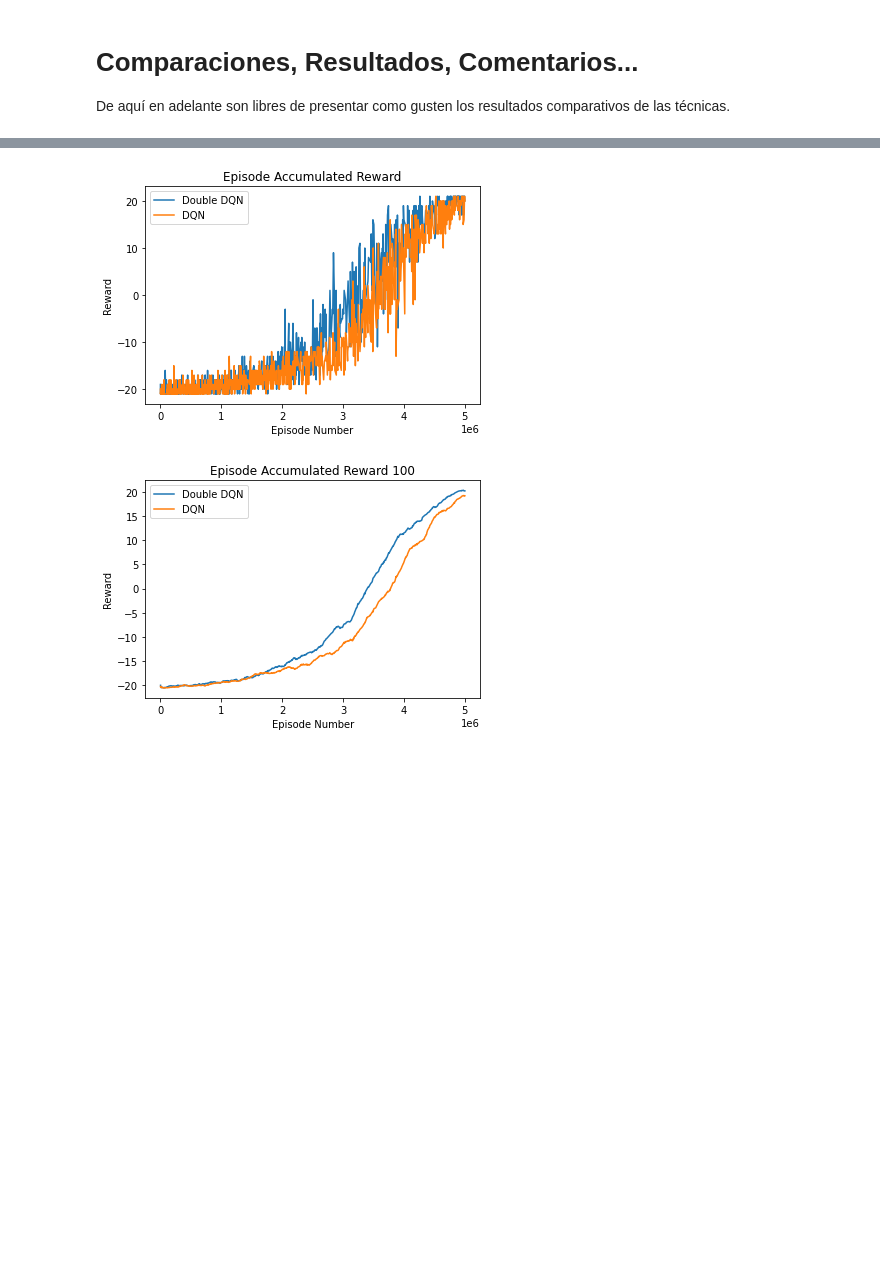
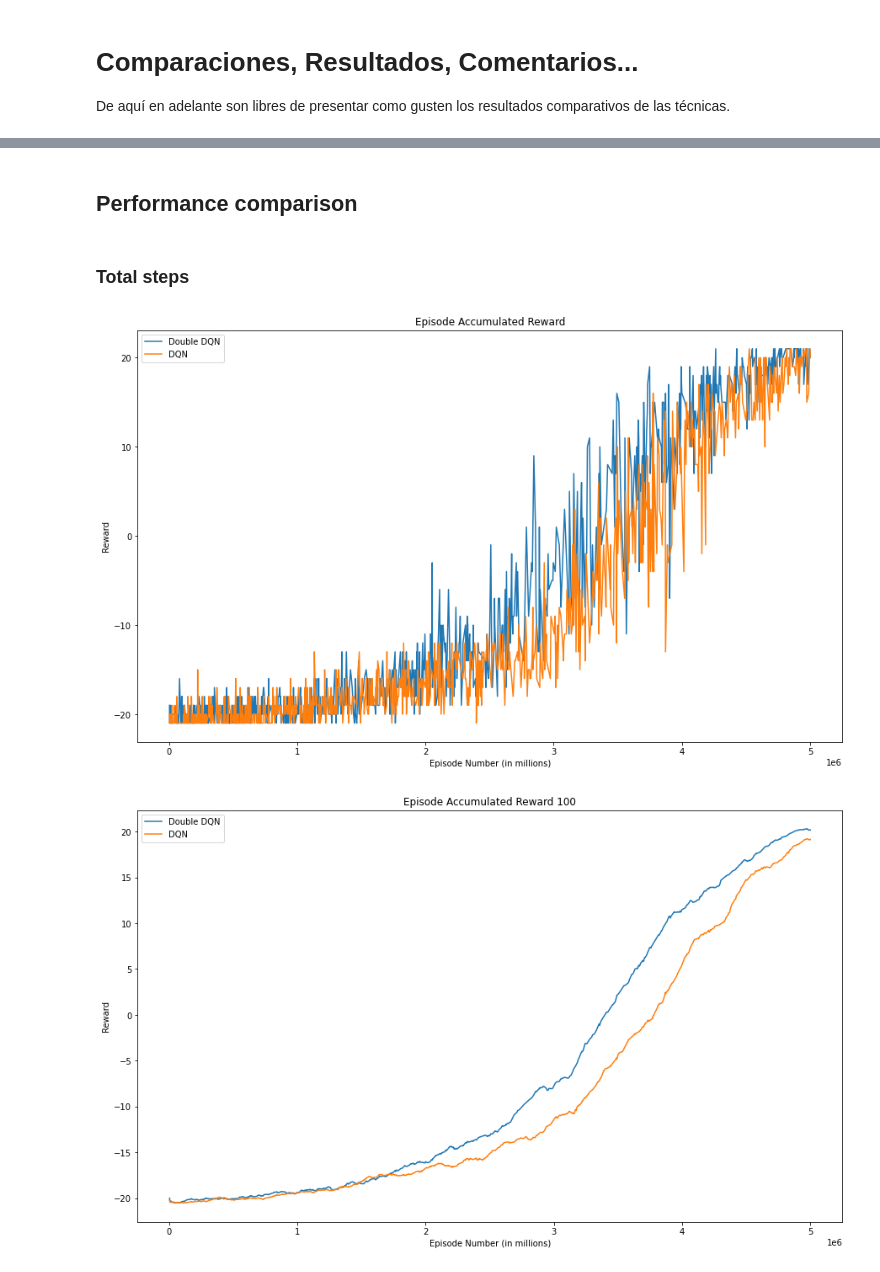
Before and after one commit to fededemo/ObligatorioTallerIA, a Jupyter notebook: Obligatorio_2022_Letra.ipynb, the cells around one changed output, grey strips where cells are left out. Drawn from its saved outputs; the diff is of its cells as text; code cells hidden in the pictures; blank space fills up the shorter version.

```diff
--- a/Obligatorio_2022_Letra.ipynb
+++ b/Obligatorio_2022_Letra.ipynb
@@ -382,13 +413,12 @@ De aquí en adelante son libres de presentar como gusten los resultados comparat
 '''
 Import data generated by Tensorboard
 '''
-
-dqn_reward = pd.merge(pd.read_csv('data/run-dqn_run-tag-reward.csv')[['Step','Value']],
+dqn_data = pd.merge(pd.read_csv('data/run-dqn_run-tag-reward.csv')[['Step','Value']],
     pd.read_csv('data/run-dqn_run-tag-reward_100.csv')[['Step','Value']].rename(columns={'Value':'Value_100'}),
     on='Step')
-dqn_double_reward = pd.merge(pd.read_csv('data/run-dqn_double_run-tag-reward.csv')[['Step','Value']],
-    pd.read_csv('data/run-dqn_double_run-tag-reward_100.csv')[['Step','Value']].rename(columns={'Value':'Value_100'}),
+
+dqn_data = pd.merge(dqn_data,
+    pd.read_csv('data/run-dqn_run-tag-epsilon.csv')[['Step','Value']].rename(columns={'Value':'Epsilon'}),
     on='Step')
-dqn_epsilon = pd.read_csv('data/run-dqn_run-tag-epsilon.csv')[['Step','Value']].rename(columns={'Value':'Epsilon'})
 
-dqn_double_epsilon = pd.read_csv('data/run-dqn_double_run-tag-epsilon.csv')[['Step','Value']].rename(columns={'Value':'Epsilon'})
+dqn_data.head(5)
@@ -394,0 +432,10 @@ dqn_double_epsilon = pd.read_csv('data/run-dqn_double_run-tag-epsilon.csv')[['St
+# %%
+dqn_double_data = pd.merge(pd.read_csv('data/run-dqn_double_run-tag-reward.csv')[['Step','Value']],
+    pd.read_csv('data/run-dqn_double_run-tag-reward_100.csv')[['Step','Value']].rename(columns={'Value':'Value_100'}),
+    on='Step')
+
+dqn_double_data = pd.merge(dqn_double_data,
+    pd.read_csv('data/run-dqn_double_run-tag-epsilon.csv')[['Step','Value']].rename(columns={'Value':'Epsilon'}),
+    on='Step')
+
+dqn_double_data.head(5)
@@ -395,34 +449,41 @@ dqn_double_epsilon = pd.read_csv('data/run-dqn_double_run-tag-epsilon.csv')[['St
+# %% [markdown]
+## Performance comparison
+# %% [markdown]
+### Total steps
 # %%
 # Plot Accumulated Reward
 
-plt.plot((dqn_double_reward['Step']), dqn_double_reward['Value'], label="Double DQN")
-plt.plot((dqn_reward['Step']), dqn_reward['Value'], label="DQN")
+plt.figure(figsize=(15,9))
+plt.plot((dqn_double_data['Step']), dqn_double_data['Value'], label="Double DQN")
+plt.plot((dqn_data['Step']), dqn_data['Value'], label="DQN")
 plt.title("Episode Accumulated Reward")
-plt.xlabel("Episode Number")
+plt.xlabel("Episode Number (in millions)")
 plt.ylabel("Reward")
 plt.legend()
 plt.show()
 
 # Plot Accumulated Reward_100
 
-plt.plot((dqn_double_reward['Step']), dqn_double_reward['Value_100'], label="Double DQN")
-plt.plot((dqn_reward['Step']), dqn_reward['Value_100'], label="DQN")
+plt.figure(figsize=(15,9))
+plt.plot((dqn_double_data['Step']), dqn_double_data['Value_100'], label="Double DQN")
+plt.plot((dqn_data['Step']), dqn_data['Value_100'], label="DQN")
 plt.title("Episode Accumulated Reward 100")
-plt.xlabel("Episode Number")
+plt.xlabel("Episode Number (in millions)")
 plt.ylabel("Reward")
 plt.legend()
 plt.show()
 
 
 # Plot Accumulated Epsilon
 
-plt.plot((dqn_double_epsilon['Step']), dqn_double_epsilon['Epsilon'], label="Double DQN")
-plt.plot((dqn_epsilon['Step']), dqn_epsilon['Epsilon'], label="DQN")
+plt.figure(figsize=(15,9))
+plt.plot((dqn_double_data['Step']), dqn_double_data['Epsilon'], label="Double DQN")
+plt.plot((dqn_data['Step']), dqn_data['Epsilon'], label="DQN")
 plt.title("Episode Epsilon")
-plt.xlabel("Episode Number")
+plt.xlabel("Episode Number (in millions)")
 plt.ylabel("Epsilon")
 plt.legend()
 plt.show()
 # %% [output]
-[figure, old version]
+[figure, new version]
-[figure, old version]
+[figure, new version]
```
Also changed, not shown: parts of 37 cells of this notebook, 6 other files.
